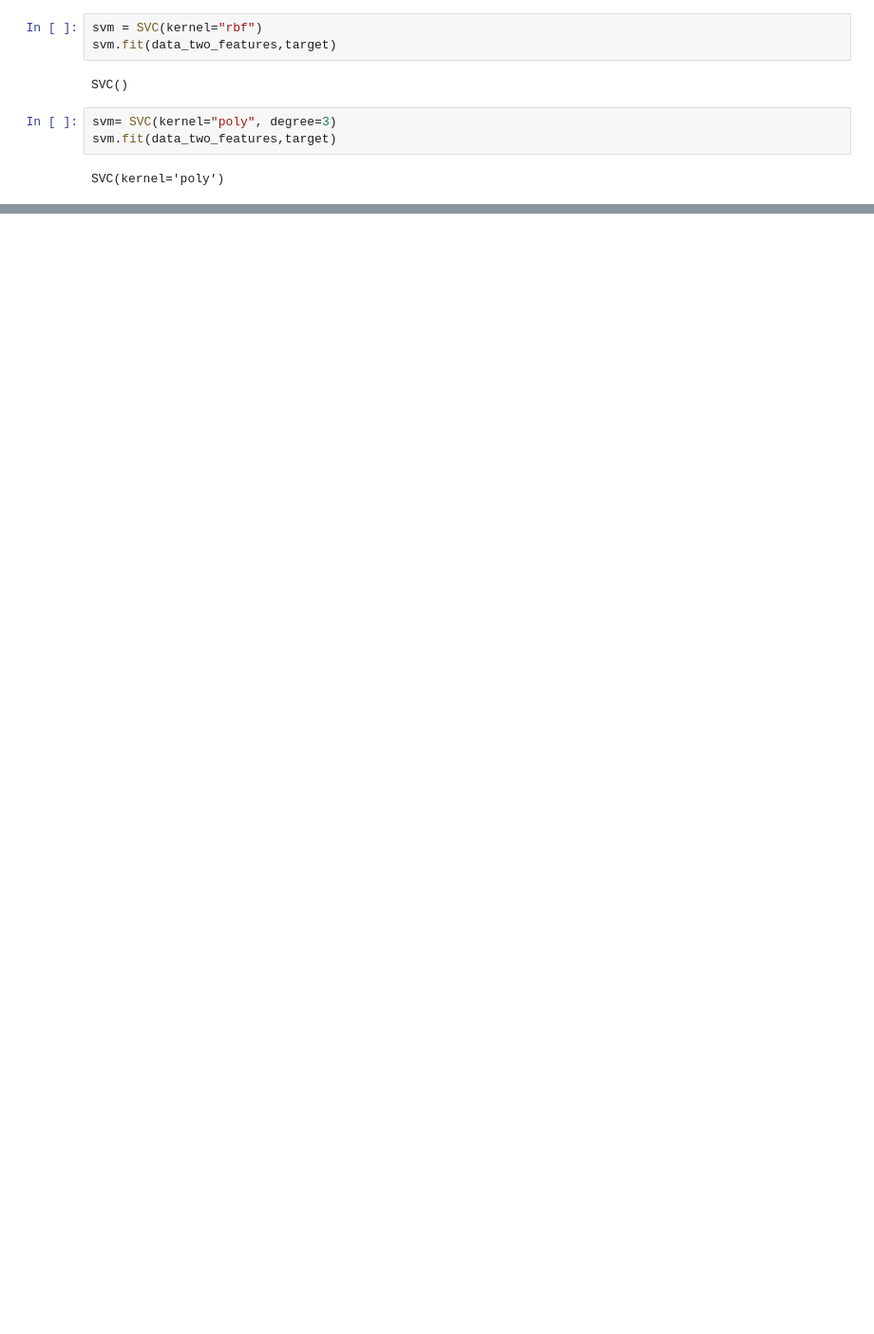
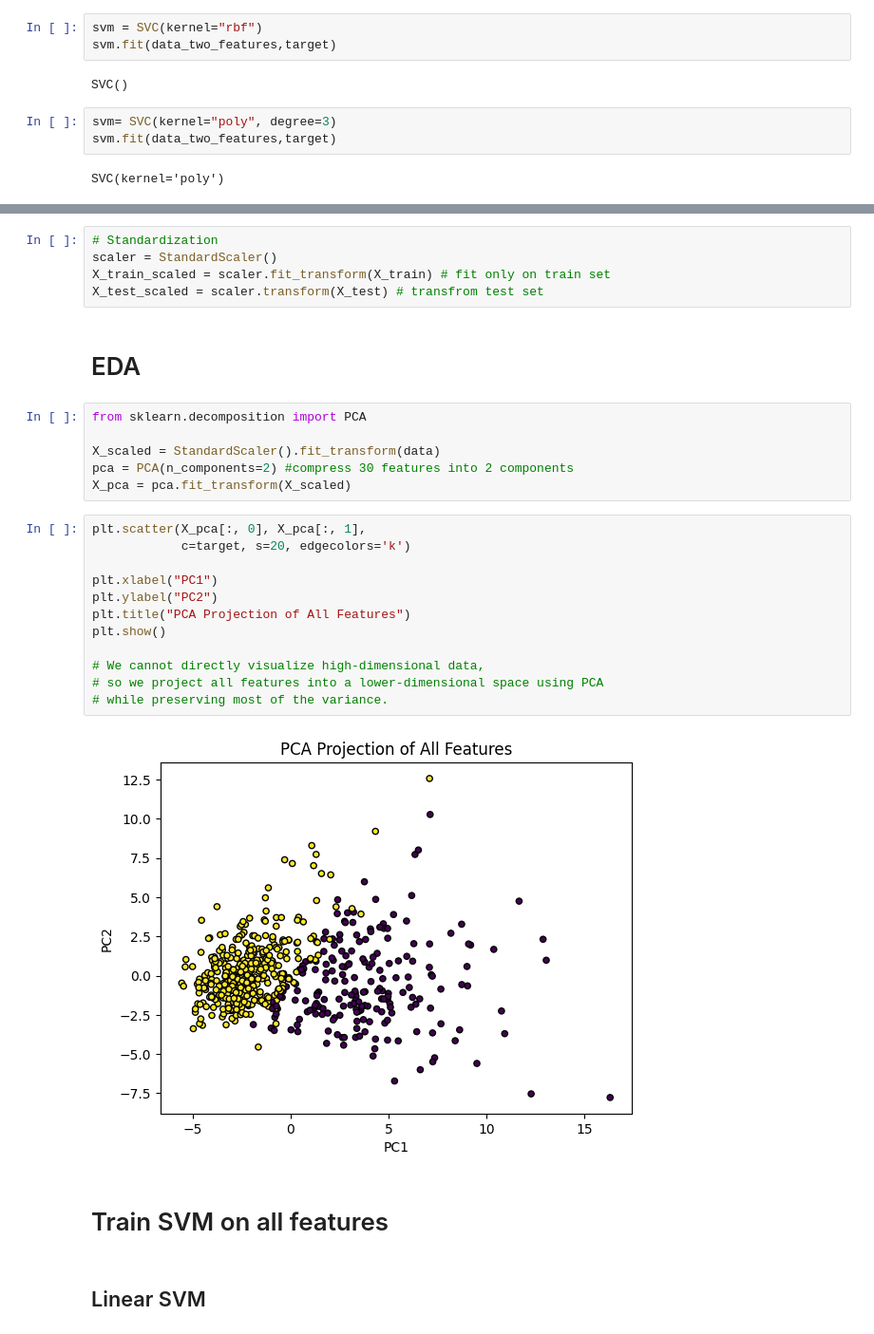
Before and after one commit to qianhui-03/Support_Vector_Machine, a Jupyter notebook: SVM_Implementation.ipynb, the cells around one changed output, grey strips where cells are left out. Shown at 95% size. Drawn from its saved outputs; the diff is of its cells as text; blank space fills up the shorter version.

```diff
--- a/SVM_Implementation.ipynb
+++ b/SVM_Implementation.ipynb
@@ -81,0 +111,31 @@ SVC(kernel='poly')
+# %%
+# Standardization
+scaler = StandardScaler()
+X_train_scaled = scaler.fit_transform(X_train) # fit only on train set
+X_test_scaled = scaler.transform(X_test) # transfrom test set
+# %% [markdown]
+# EDA
+# %%
+from sklearn.decomposition import PCA
+
+X_scaled = StandardScaler().fit_transform(data)
+pca = PCA(n_components=2) #compress 30 features into 2 components
+X_pca = pca.fit_transform(X_scaled)
+# %%
+plt.scatter(X_pca[:, 0], X_pca[:, 1],
+            c=target, s=20, edgecolors='k')
+
+plt.xlabel("PC1")
+plt.ylabel("PC2")
+plt.title("PCA Projection of All Features")
+plt.show()
+
+# We cannot directly visualize high-dimensional data,
+# so we project all features into a lower-dimensional space using PCA
+# while preserving most of the variance.
+# %% [output]
+[figure, added]
+# %% [markdown]
+# Train SVM on all features
+# %% [markdown]
+## Linear SVM
```
Also changed, not shown: parts of 27 cells of this notebook, 1 other file.
